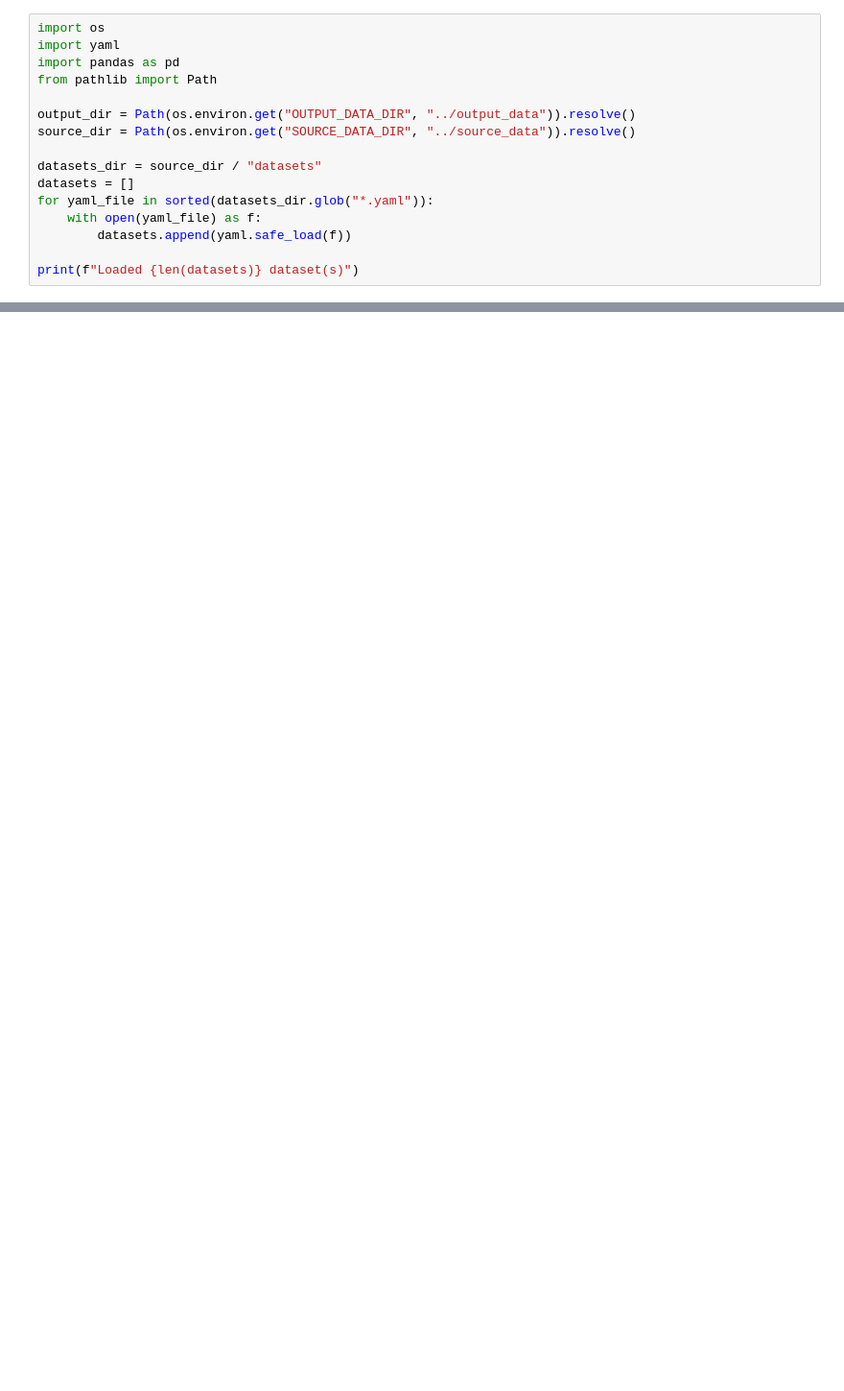
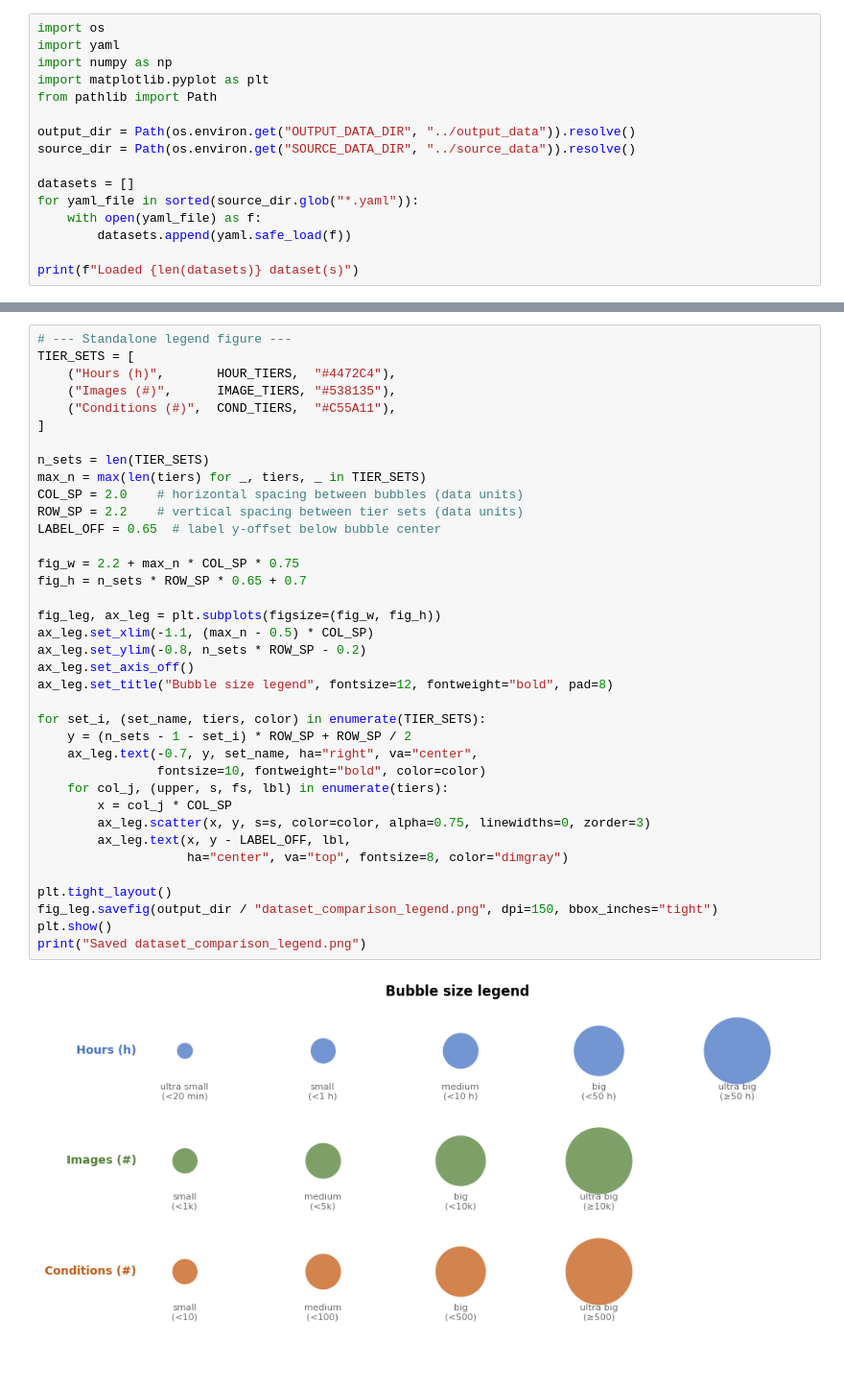
Before and after one commit to courtois-neuromod/dataset_comparison, a Jupyter notebook: notebooks/summary.ipynb, the cells around one changed output, grey strips where cells are left out. Shown at 96% size. Cells and saved outputs as stored; diff of their text form; blank space fills up the shorter version.

```diff
--- a/notebooks/summary.ipynb
+++ b/notebooks/summary.ipynb
@@ -1,15 +1,15 @@
 # %%
 import os
 import yaml
-import pandas as pd
+import numpy as np
+import matplotlib.pyplot as plt
 from pathlib import Path
 
 output_dir = Path(os.environ.get("OUTPUT_DATA_DIR", "../output_data")).resolve()
 source_dir = Path(os.environ.get("SOURCE_DATA_DIR", "../source_data")).resolve()
 
-datasets_dir = source_dir / "datasets"
 datasets = []
-for yaml_file in sorted(datasets_dir.glob("*.yaml")):
+for yaml_file in sorted(source_dir.glob("*.yaml")):
     with open(yaml_file) as f:
         datasets.append(yaml.safe_load(f))
 
@@ -22,0 +176,39 @@ Loaded 0 dataset(s)
+# %%
+# --- Standalone legend figure ---
+TIER_SETS = [
+    ("Hours (h)",       HOUR_TIERS,  "#4472C4"),
+    ("Images (#)",      IMAGE_TIERS, "#538135"),
+    ("Conditions (#)",  COND_TIERS,  "#C55A11"),
+]
+
+n_sets = len(TIER_SETS)
+max_n = max(len(tiers) for _, tiers, _ in TIER_SETS)
+COL_SP = 2.0    # horizontal spacing between bubbles (data units)
+ROW_SP = 2.2    # vertical spacing between tier sets (data units)
+LABEL_OFF = 0.65  # label y-offset below bubble center
+
+fig_w = 2.2 + max_n * COL_SP * 0.75
+fig_h = n_sets * ROW_SP * 0.65 + 0.7
+
+fig_leg, ax_leg = plt.subplots(figsize=(fig_w, fig_h))
+ax_leg.set_xlim(-1.1, (max_n - 0.5) * COL_SP)
+ax_leg.set_ylim(-0.8, n_sets * ROW_SP - 0.2)
+ax_leg.set_axis_off()
+ax_leg.set_title("Bubble size legend", fontsize=12, fontweight="bold", pad=8)
+
+for set_i, (set_name, tiers, color) in enumerate(TIER_SETS):
+    y = (n_sets - 1 - set_i) * ROW_SP + ROW_SP / 2
+    ax_leg.text(-0.7, y, set_name, ha="right", va="center",
+                fontsize=10, fontweight="bold", color=color)
+    for col_j, (upper, s, fs, lbl) in enumerate(tiers):
+        x = col_j * COL_SP
+        ax_leg.scatter(x, y, s=s, color=color, alpha=0.75, linewidths=0, zorder=3)
+        ax_leg.text(x, y - LABEL_OFF, lbl,
+                    ha="center", va="top", fontsize=8, color="dimgray")
+
+plt.tight_layout()
+fig_leg.savefig(output_dir / "dataset_comparison_legend.png", dpi=150, bbox_inches="tight")
+plt.show()
+print("Saved dataset_comparison_legend.png")
+# %% [output]
+[figure, added]
```
Also changed, not shown: parts of 3 cells of this notebook.
